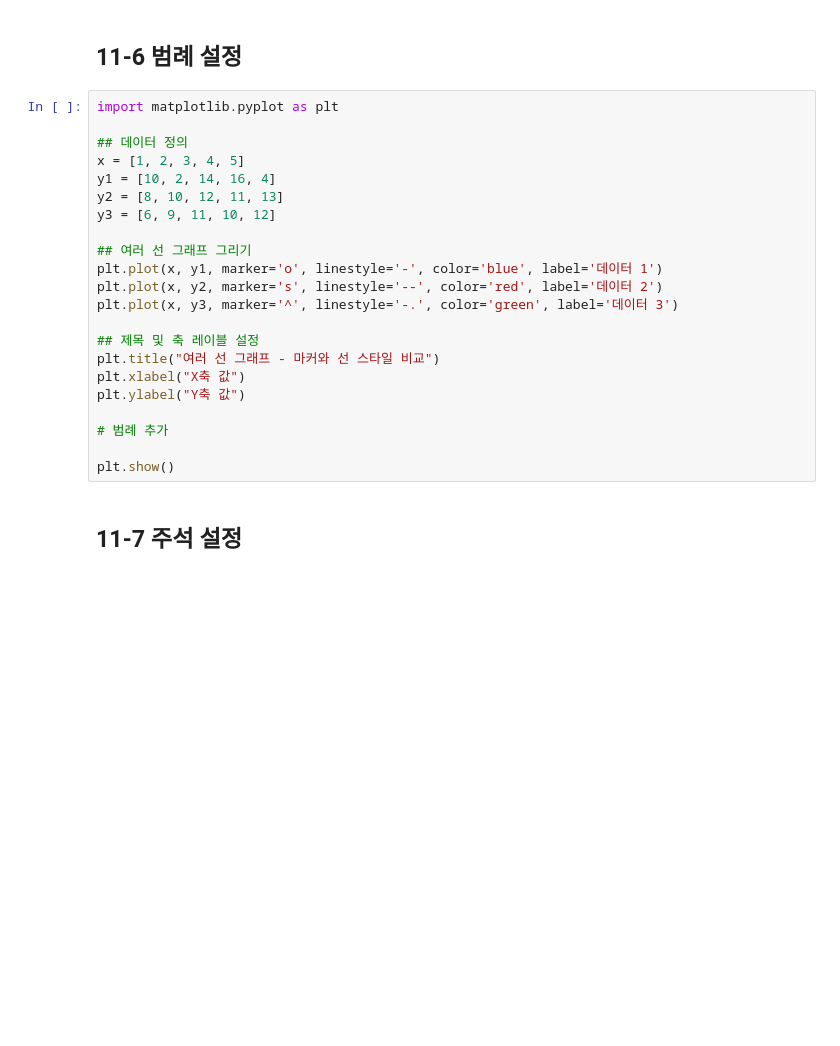
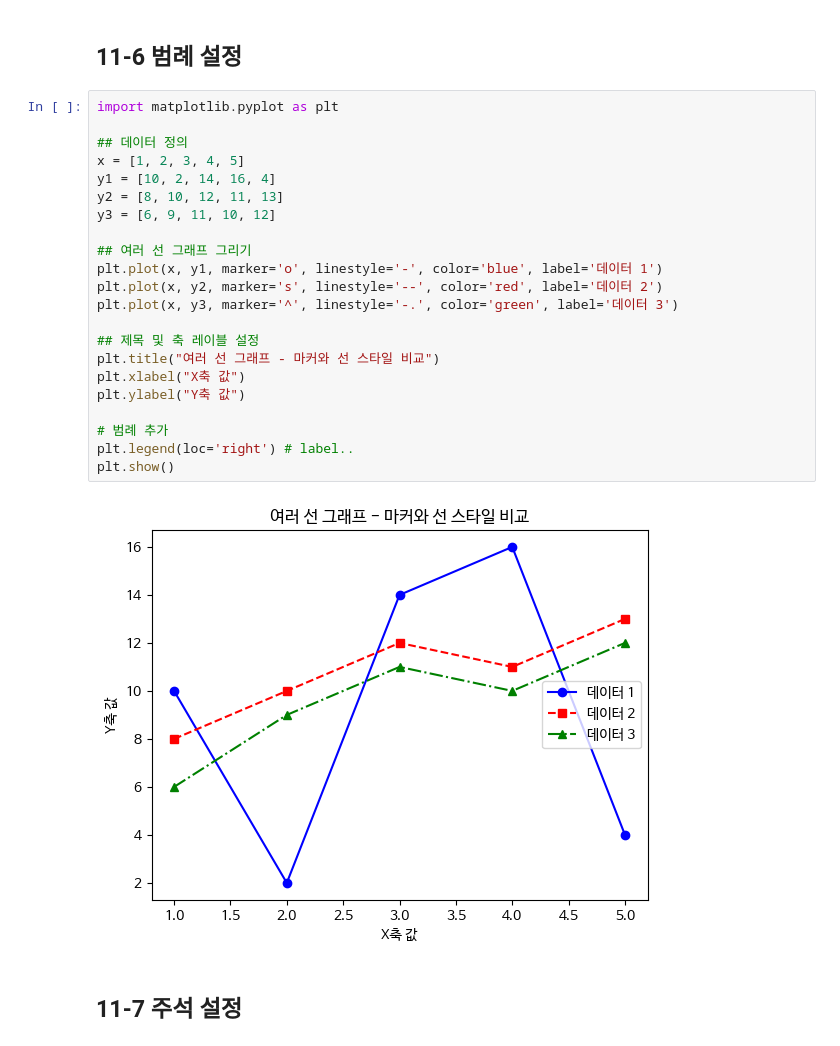
Before and after one commit to LDoHun/Data-Analysis-with-Open-Source, a Jupyter notebook: 오픈소스_데이터_분석_11강.ipynb, the cells around one changed output. Cells and saved outputs as stored; diff of their text form; blank space fills up the shorter version.

```diff
--- a/오픈소스_데이터_분석_11강.ipynb
+++ b/오픈소스_데이터_분석_11강.ipynb
@@ -146,25 +140,27 @@ plt.show()
 # %%
 import matplotlib.pyplot as plt
 
 ## 데이터 정의
 x = [1, 2, 3, 4, 5]
 y1 = [10, 2, 14, 16, 4]
 y2 = [8, 10, 12, 11, 13]
 y3 = [6, 9, 11, 10, 12]
 
 ## 여러 선 그래프 그리기
 plt.plot(x, y1, marker='o', linestyle='-', color='blue', label='데이터 1')
 plt.plot(x, y2, marker='s', linestyle='--', color='red', label='데이터 2')
 plt.plot(x, y3, marker='^', linestyle='-.', color='green', label='데이터 3')
 
 ## 제목 및 축 레이블 설정
 plt.title("여러 선 그래프 - 마커와 선 스타일 비교")
 plt.xlabel("X축 값")
 plt.ylabel("Y축 값")
 
 # 범례 추가
-
+plt.legend(loc='right') # label..
 plt.show()
+# %% [output]
+[figure, added]
 # %% [markdown]
 ## 11-7 주석 설정
 # %%
```
Also changed, not shown: parts of 14 cells of this notebook.
